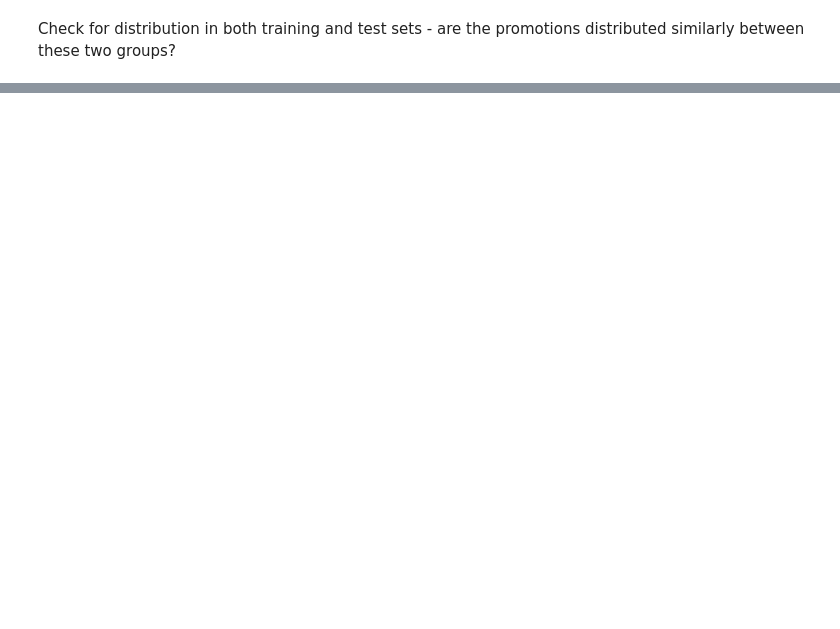
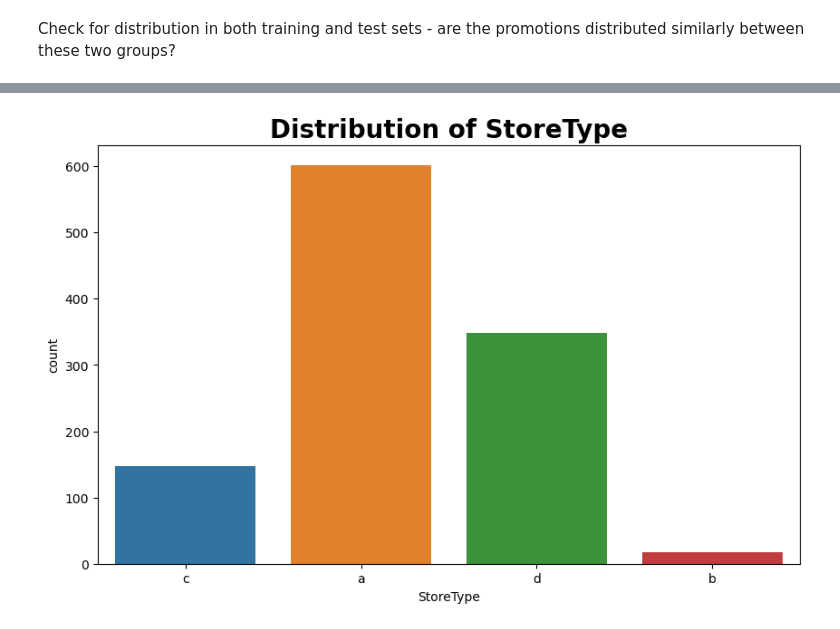
Before and after one commit to niyotham/sales-forecasting, a Jupyter notebook: notebooks/eda_store.ipynb, the cells around one changed output, grey strips where cells are left out. Cells and saved outputs as stored; diff of their text form; code cells hidden in the pictures; blank space fills up the shorter version.

```diff
--- a/notebooks/eda_store.ipynb
+++ b/notebooks/eda_store.ipynb
@@ -31,0 +65,6 @@ Check for distribution in both training and test sets - are the promotions distr
+# %%
+pl = Plots(10,6)
+# %%
+pl.plot_count(df_store,'StoreType')
+# %% [output]
+[figure, added]
```
Also changed, not shown: parts of 16 cells of this notebook, 2 other files.
